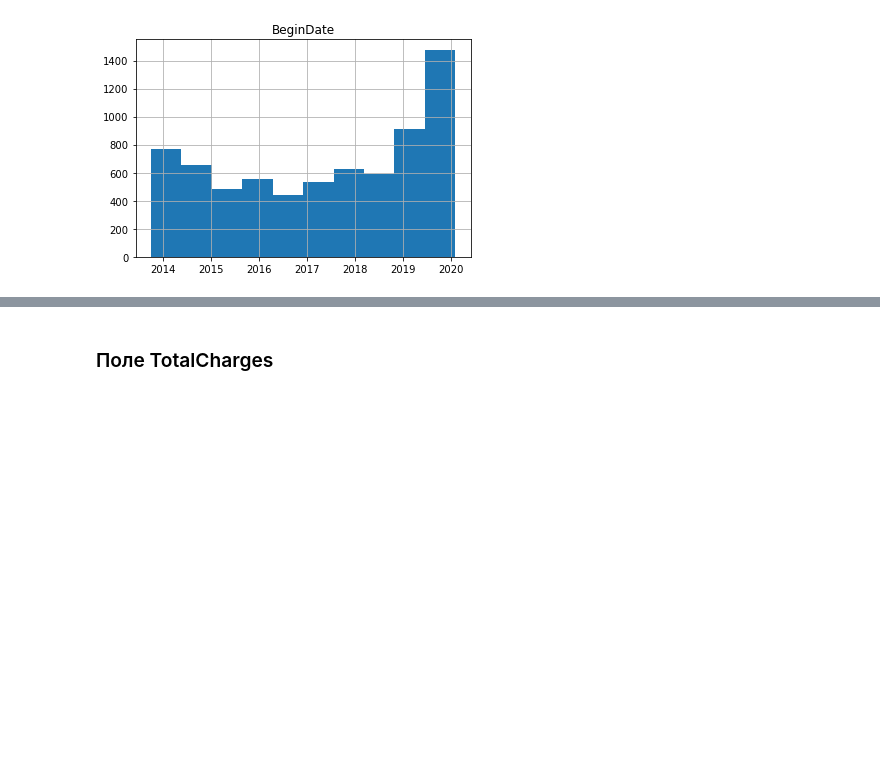
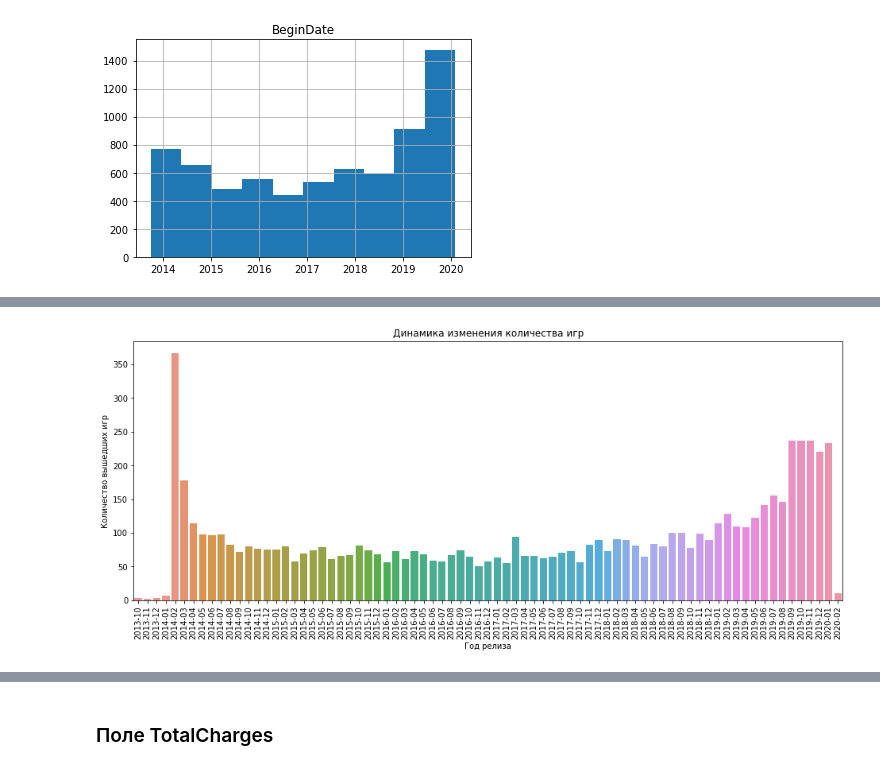
Before and after one commit to Chularev/study_cv, a Jupyter notebook: notebook.ipynb, the cells around one changed output, grey strips where cells are left out. Drawn from its saved outputs; the diff is of its cells as text; code cells hidden in the pictures; blank space fills up the shorter version.

```diff
--- a/notebook.ipynb
+++ b/notebook.ipynb
@@ -201,0 +201,6 @@ KeyError: "None of [Index(['BeginDate'], dtype='object')] are in the [columns]"
+# %%
+time_series = contract[['BeginDate']]
+# %%
+time_series['year_month'] = time_series['BeginDate'].dt.to_period('M')
+# %%
+time_series = time_series.groupby(['year_month']).count().reset_index()
@@ -201,0 +216,13 @@ KeyError: "None of [Index(['BeginDate'], dtype='object')] are in the [columns]"
+# %%
+fig , ax = plt.subplots(figsize=(16,6))
+sns.barplot(x=time_series['year_month'], y=time_series['BeginDate'])
+
+plt.xticks(rotation='vertical')
+
+plt.xlabel('Год релиза')
+plt.ylabel('Количество вышедших игр')
+plt.title('Динамика изменения количества игр')
+
+plt.show(fig)
+# %% [output]
+[figure, added]
```
Also changed, not shown: parts of 10 cells of this notebook.
